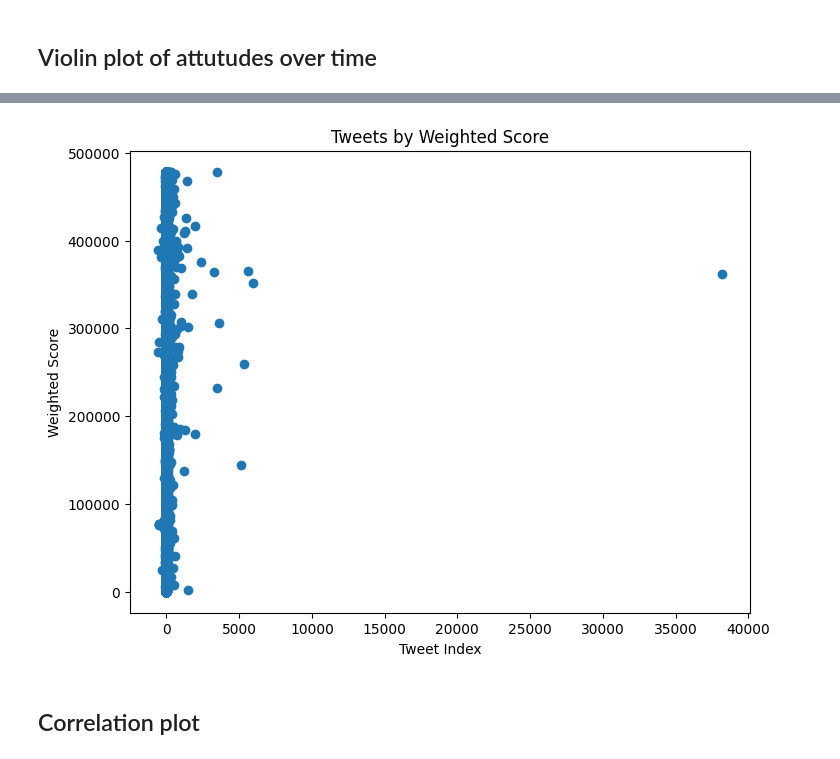
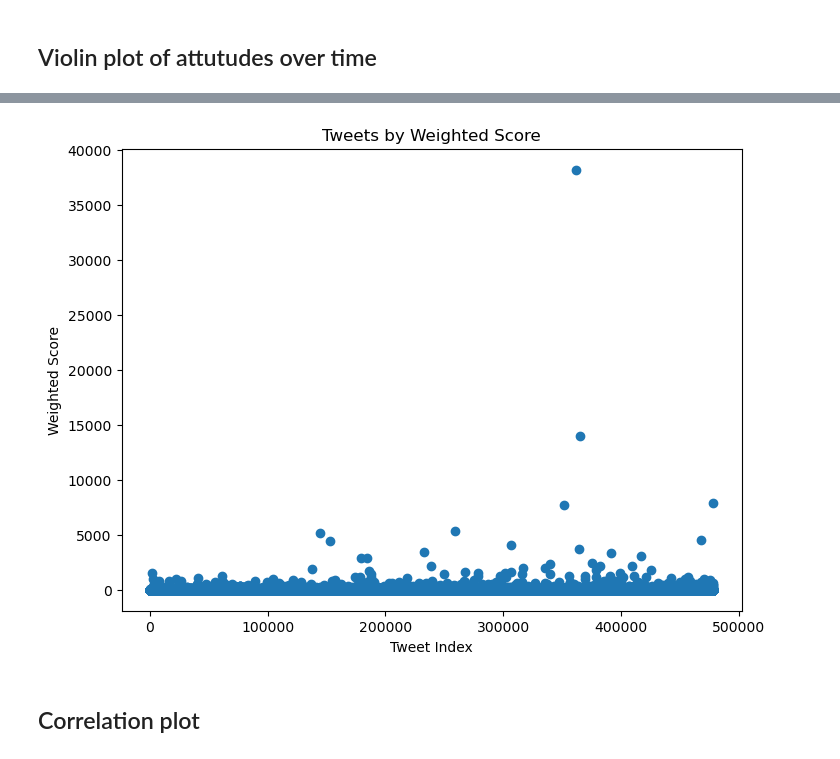
Before and after one commit to Jozue124/CMSC_320_Final_Tutorial, a Jupyter notebook: final_tutorial.ipynb, the cells around one changed output, grey strips where cells are left out. Saved outputs shown, nothing was run; the diff lists cells and outputs as text; code cells hidden in the pictures.

Commit message:
more charts

```diff
--- a/final_tutorial.ipynb
+++ b/final_tutorial.ipynb
@@ -34,6 +33,6 @@ Here we read the tweets from our .tsv file and store them in a DataFrame. We als
 df = pd.read_csv("archive/ChatGPT.csv",low_memory=False)
 
 #remove unneccessary columns (subject to change)
-df.drop(columns=['Unnamed: 0', 'Location', 'Description', 'UserCreated', 'UserVerified'], axis=1, inplace=True)
+df.drop(columns=['Unnamed: 0', 'Location', 'Description'], axis=1, inplace=True)
 
 df.head()
@@ -168,0 +96,31 @@ df['Normalized_Attitudes'] = normalized_scores
+# %%
+#Group attitudes into positive, negative, and neutral based on normalized attitudes
+def classify_normalized_attitude(attitude):
+    if attitude < 0.5:
+        return 'Negative'
+    elif attitude > 0.5:
+        return 'Positive'
+    else:
+        return 'Neutral'
+df['Normalized_Attitude_Class'] = df['Normalized_Attitudes'].apply(classify_normalized_attitude)
+
+# Group by date and attitude class, then count the tweets
+tweets_by_date_attitude = df.groupby(['Date', 'Normalized_Attitude_Class'])['Tweet'].count().unstack()
+
+# Calculate the total number of tweets per day
+daily_total_tweets = tweets_by_date_attitude.sum(axis=1)
+
+# Calculate the percentage of tweets for each attitude class
+tweets_percentage_by_date_attitude = tweets_by_date_attitude.div(daily_total_tweets, axis=0) * 100
+
+# Create a line chart of the percentage of tweets by attitude class over time
+plt.figure(figsize=(10, 6))
+plt.plot(tweets_percentage_by_date_attitude)
+plt.xlabel("Date")
+plt.ylabel("Percentage of Tweets")
+plt.title("Percentage of Tweets by Normalized Attitude Class Over Time")
+plt.xticks(rotation=45)
+
+plt.legend(['Negative', 'Neutral', 'Positive'], title='Normalized Attitude Class')
+plt.grid()
+plt.show()
@@ -257,13 +189,13 @@ plt.show()
 # %%
 # Plot tweets by weighted score
 plt.figure(figsize=(8, 6))
-plt.scatter(df['weighted_score'], df.index)
+plt.scatter(df.index, df['weighted_score'])
 plt.xlabel('Tweet Index')
 plt.ylabel('Weighted Score')
 plt.title('Tweets by Weighted Score')
 plt.show()
 # %% [output]
-[figure, old version]
+[figure, new version]
 # %% [markdown]
 ## Correlation plot
 # %%
```
Also changed, not shown: parts of 39 cells of this notebook.
